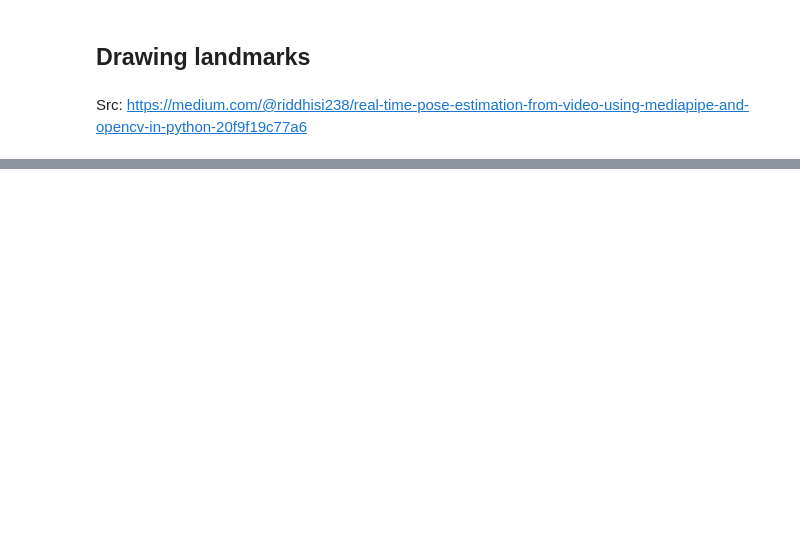
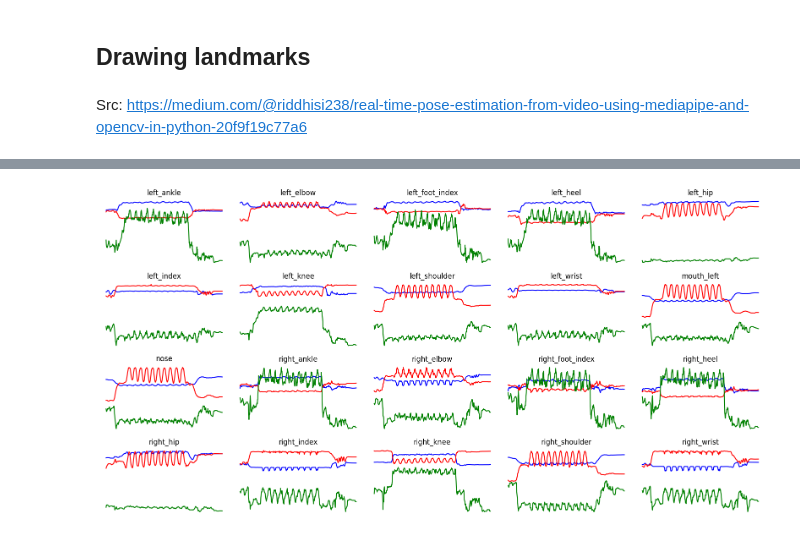
Before and after one commit to Franck-LF/time_series, a Jupyter notebook: Brief_video.ipynb, the cells around one changed output, grey strips where cells are left out. Saved outputs shown, nothing was run; the diff lists cells and outputs as text; code cells hidden in the pictures; blank space fills up the shorter version.

```diff
--- a/Brief_video.ipynb
+++ b/Brief_video.ipynb
@@ -144,0 +249,14 @@ cv2.destroyAllWindows()
+# %%
+# Version with SORTED Pandas DataFrame
+fig, ax = plt.subplots(4, 5, figsize=(16, 8))
+
+for i in range(20):
+    ax[i // 5, i % 5].plot(df_20_sorted[501*i:501*(i+1):]['x'], color = 'blue')
+    ax[i // 5, i % 5].plot(df_20_sorted[501*i:501*(i+1):]['y'], color = 'red')
+    ax[i // 5, i % 5].plot(df_20_sorted[501*i:501*(i+1):]['z'], color = 'green')
+    ax[i // 5, i % 5].set_title(landmarks_to_keep[i].lower())
+    ax[i // 5, i % 5].axis('off')
+
+fig.tight_layout()
+# %% [output]
+[figure, added]
```
Also changed, not shown: parts of 39 cells of this notebook.
